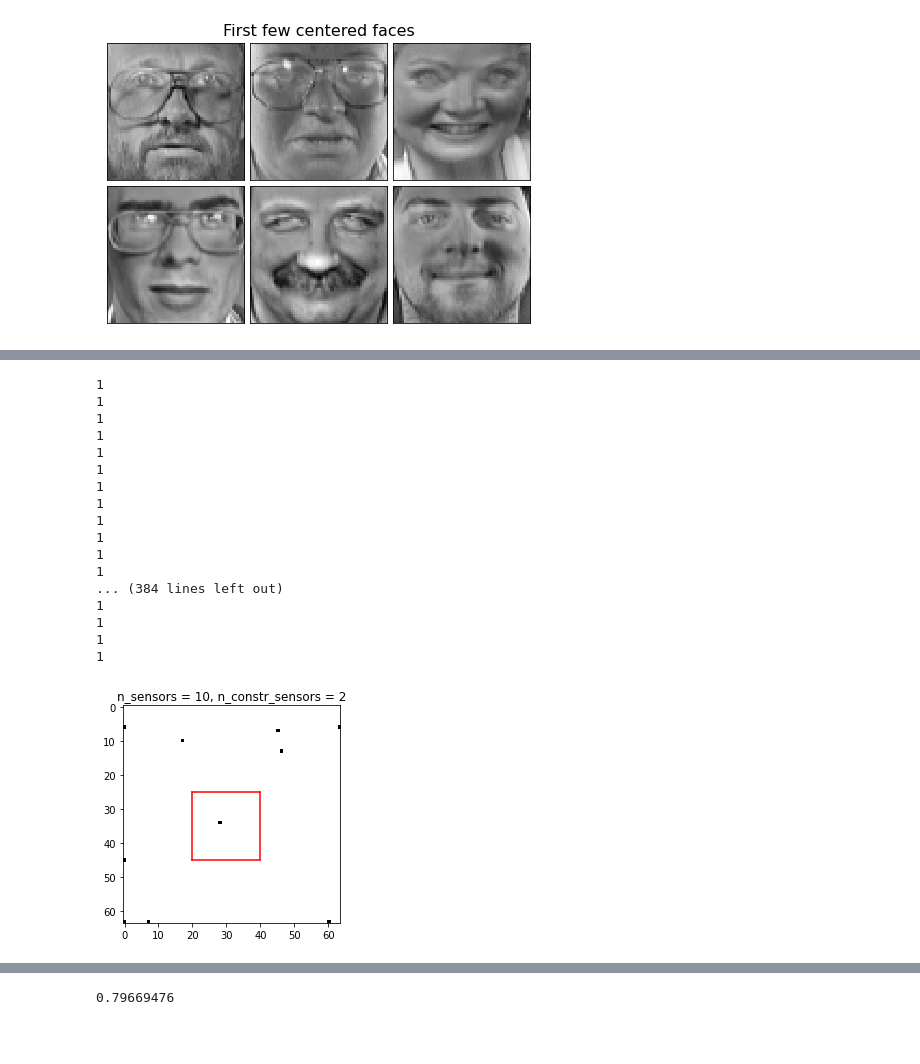
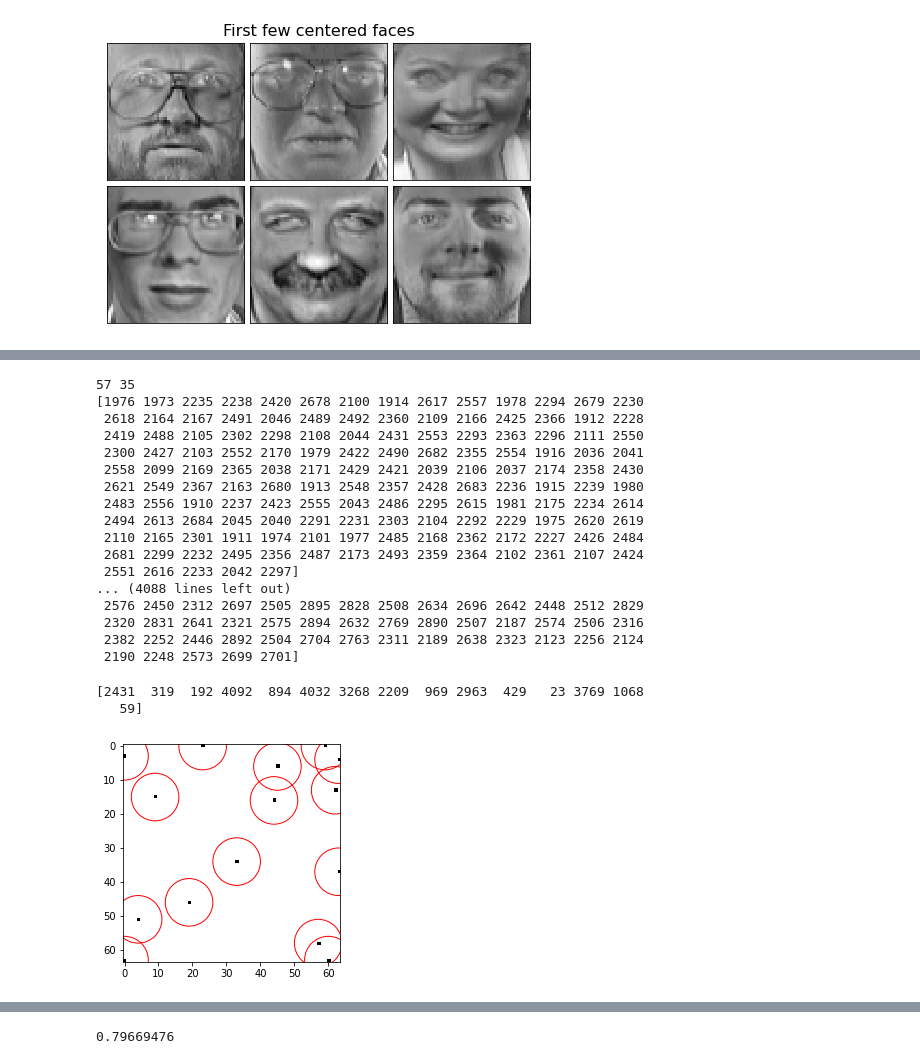
Before and after one commit to dynamicslab/pysensors, a Jupyter notebook: examples/region_optimal.ipynb, the cells around one changed output, grey strips where cells are left out. Cells and saved outputs as stored; diff of their text form; code cells hidden in the pictures; blank space fills up the shorter version.

Commit message:
Adding updated gqr with constraints moved to utils and region_optimal with radius constraints

```diff
--- a/examples/region_optimal.ipynb
+++ b/examples/region_optimal.ipynb
@@ -51,15 +52,16 @@ plot_gallery("First few centered faces", X[:n_components])
 [figure]
 # %%
 #Find all sensor locations using built in QR optimizer
-max_const_sensors = 230
-n_const_sensors = 2
-n_sensors = 10
+#max_const_sensors = 230
+#n_const_sensors = 2
+n_sensors = 15
 optimizer  = ps.optimizers.QR()
 model = ps.SSPOR(optimizer=optimizer, n_sensors=n_sensors)
 model.fit(X)
 
 all_sensors = model.get_all_sensors()
 top_sensors0 = model.get_selected_sensors()
-print('Unconstrained Optimal sensors, n = {}, {},...'.format(len(all_sensors),all_sensors[:n_sensors+3]))
-print('Unconstrained Optimal sensors, n = {}, {}'.format(len(top_sensors0),top_sensors0))
+print(top_sensors0)
+#print('Unconstrained Optimal sensors, n = {}, {},...'.format(len(all_sensors),all_sensors[:n_sensors+3]))
+#print('Unconstrained Optimal sensors, n = {}, {}'.format(len(top_sensors0),top_sensors0))
 # %% [output]
@@ -246,41 +282,53 @@ def f_region_updated(lin_idx, dlens, piv, j, const_sensors,all_sensors,n_sensors
 # %%
-optimizer1 = AQR(sensors_constrained,n_sensors,n_const_sensors,all_sensors)
+r = 7
+optimizer1 = AQR(n_sensors,all_sensors,r,nx,ny)
 model1 = ps.SSPOR(optimizer = optimizer1, n_sensors = n_sensors)
 model1.fit(X)
 all_sensors1 = model1.get_all_sensors()
 
 top_sensors = model1.get_selected_sensors()
 # %% [output]
-1
-1
-1
-1
-1
-1
-1
-1
-1
-1
-1
-1
-... (384 lines left out)
-1
-1
-1
-1
+57 35
+[1976 1973 2235 2238 2420 2678 2100 1914 2617 2557 1978 2294 2679 2230
+ 2618 2164 2167 2491 2046 2489 2492 2360 2109 2166 2425 2366 1912 2228
+ 2419 2488 2105 2302 2298 2108 2044 2431 2553 2293 2363 2296 2111 2550
+ 2300 2427 2103 2552 2170 1979 2422 2490 2682 2355 2554 1916 2036 2041
+ 2558 2099 2169 2365 2038 2171 2429 2421 2039 2106 2037 2174 2358 2430
+ 2621 2549 2367 2163 2680 1913 2548 2357 2428 2683 2236 1915 2239 1980
+ 2483 2556 1910 2237 2423 2555 2043 2486 2295 2615 1981 2175 2234 2614
+ 2494 2613 2684 2045 2040 2291 2231 2303 2104 2292 2229 1975 2620 2619
+ 2110 2165 2301 1911 1974 2101 1977 2485 2168 2362 2172 2227 2426 2484
+ 2681 2299 2232 2495 2356 2487 2173 2493 2359 2364 2102 2361 2107 2424
+ 2551 2616 2233 2042 2297]
+... (4088 lines left out)
+ 2576 2450 2312 2697 2505 2895 2828 2508 2634 2696 2642 2448 2512 2829
+ 2320 2831 2641 2321 2575 2894 2632 2769 2890 2507 2187 2574 2506 2316
+ 2382 2252 2446 2892 2504 2704 2763 2311 2189 2638 2323 2123 2256 2124
+ 2190 2248 2573 2699 2701]
 # %%
 ## TODO: this can be done using ravel and unravel more elegantly
 img = np.zeros(n_features)
 img[top_sensors] = 16
-plt.plot([xmin,xmin],[ymin,ymax],'r')
-plt.plot([xmin,xmax],[ymax,ymax],'r')
-plt.plot([xmax,xmax],[ymin,ymax],'r')
-plt.plot([xmin,xmax],[ymin,ymin],'r')
-plt.imshow(img.reshape(image_shape),cmap=plt.cm.binary)
-plt.title('n_sensors = {}, n_constr_sensors = {}'.format(n_sensors,n_const_sensors))
+fig,ax = plt.subplots(1)
+ax.set_aspect('equal')
+ax.imshow(img.reshape(image_shape),cmap=plt.cm.binary)
+#plt.plot([xmin,xmin],[ymin,ymax],'r')
+#plt.plot([xmin,xmax],[ymax,ymax],'r')
+#plt.plot([xmax,xmax],[ymin,ymax],'r')
+#plt.plot([xmin,xmax],[ymin,ymin],'r')
+#plt.imshow(img.reshape(image_shape),cmap=plt.cm.binary)
+# #plt.title('n_sensors = {}, n_constr_sensors = {}'.format(n_sensors,n_const_sensors))
+print(top_sensors)
+top_sensors_grid = np.unravel_index(top_sensors, (nx,ny))
+# figure, axes = plt.subplots()
+for i in range(len(top_sensors_grid[0])):
+    circ = Circle( (top_sensors_grid[1][i], top_sensors_grid[0][i]), r ,color='r',fill = False )
+    ax.add_patch(circ)
 plt.show()
 # %% [output]
+[2431  319  192 4092  894 4032 3268 2209  969 2963  429   23 3769 1068
+   59]
-[figure, old version]
+[figure, new version]
 # %%
 print(top_sensors0)
 c = np.zeros([len(top_sensors0),n_features])
```
Also changed, not shown: parts of 12 cells of this notebook, 2 other files.
